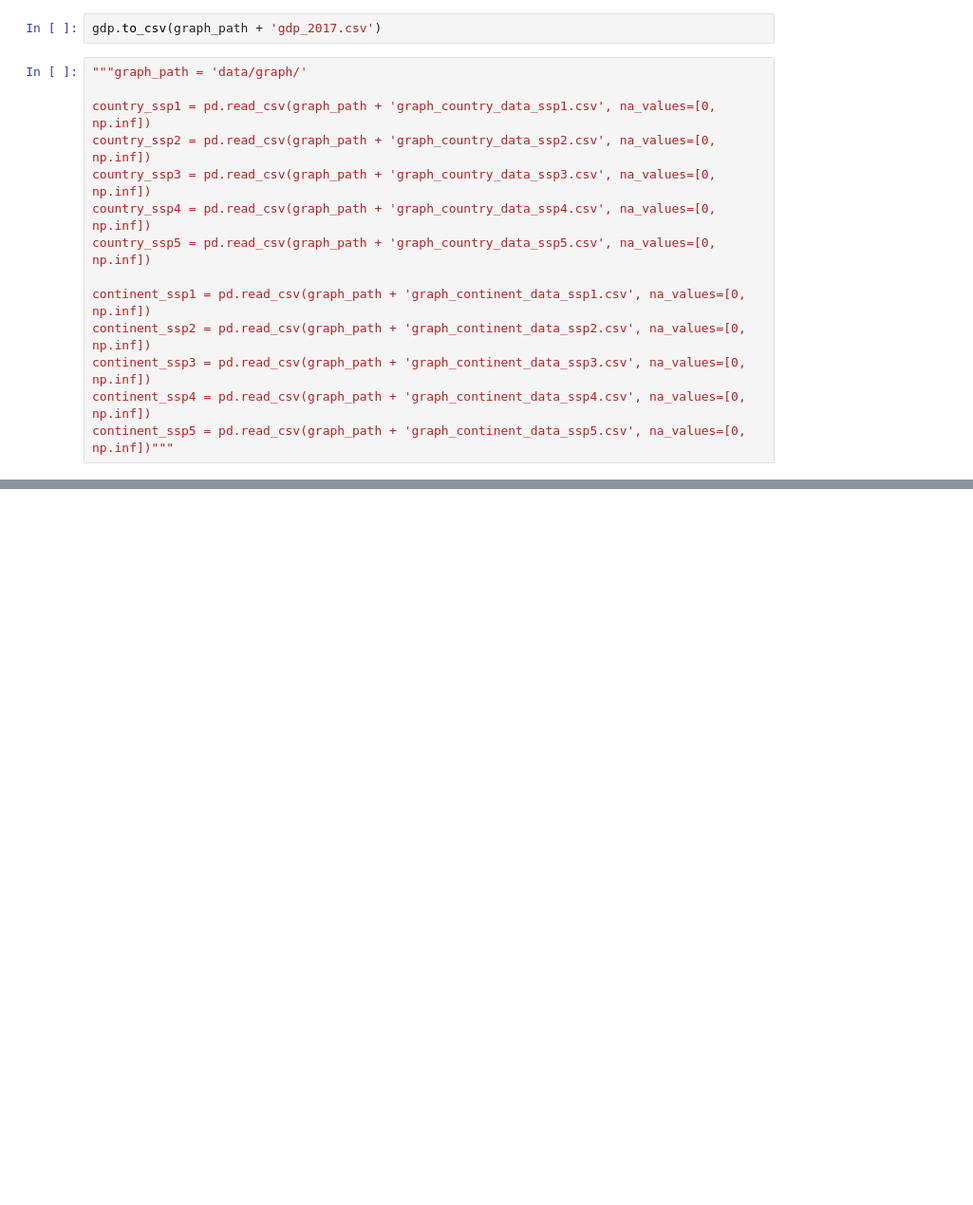
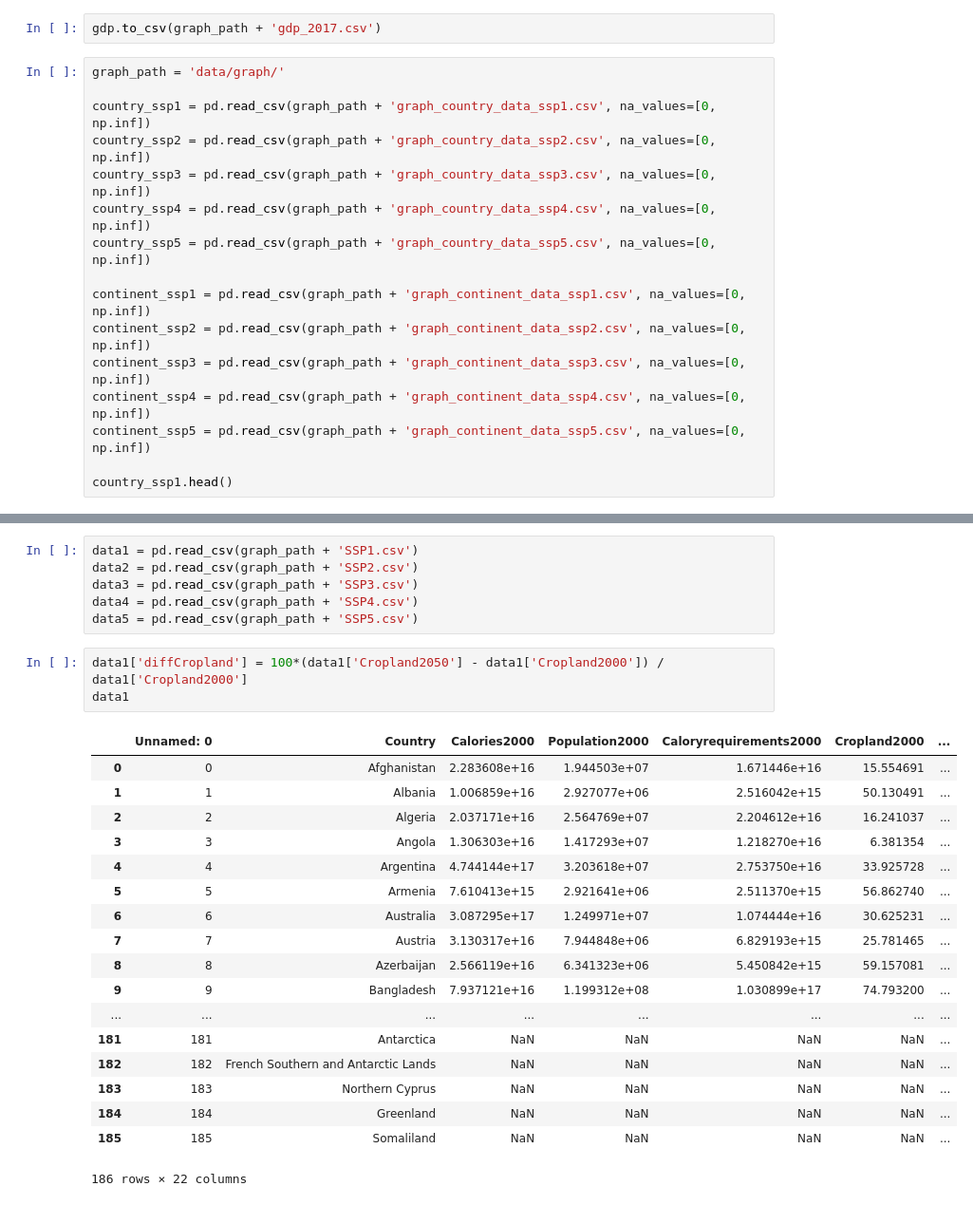
Before and after one commit to vizu-food-production/vizu-food-production.github.io, a Jupyter notebook: Untitled.ipynb, the cells around one changed output, grey strips where cells are left out. Shown: that part at 95% size. Drawn from its saved outputs; the diff is of its cells as text; blank space fills up the shorter version.

```diff
--- a/Untitled.ipynb
+++ b/Untitled.ipynb
@@ -68,7 +74,7 @@ bibi[bibi['gdp2017'] == 0]
 # %%
 gdp.to_csv(graph_path + 'gdp_2017.csv')
 # %%
-"""graph_path = 'data/graph/'
+graph_path = 'data/graph/'
 
 country_ssp1 = pd.read_csv(graph_path + 'graph_country_data_ssp1.csv', na_values=[0, np.inf])
 country_ssp2 = pd.read_csv(graph_path + 'graph_country_data_ssp2.csv', na_values=[0, np.inf])
@@ -80,4 +86,6 @@ continent_ssp1 = pd.read_csv(graph_path + 'graph_continent_data_ssp1.csv', na_va
 continent_ssp2 = pd.read_csv(graph_path + 'graph_continent_data_ssp2.csv', na_values=[0, np.inf])
 continent_ssp3 = pd.read_csv(graph_path + 'graph_continent_data_ssp3.csv', na_values=[0, np.inf])
 continent_ssp4 = pd.read_csv(graph_path + 'graph_continent_data_ssp4.csv', na_values=[0, np.inf])
-continent_ssp5 = pd.read_csv(graph_path + 'graph_continent_data_ssp5.csv', na_values=[0, np.inf])"""
+continent_ssp5 = pd.read_csv(graph_path + 'graph_continent_data_ssp5.csv', na_values=[0, np.inf])
+
+country_ssp1.head()
@@ -132,0 +182,28 @@ ssp5.to_csv(graph_path + 'SSP5.csv')"""
+# %%
+data1 = pd.read_csv(graph_path + 'SSP1.csv')
+data2 = pd.read_csv(graph_path + 'SSP2.csv')
+data3 = pd.read_csv(graph_path + 'SSP3.csv')
+data4 = pd.read_csv(graph_path + 'SSP4.csv')
+data5 = pd.read_csv(graph_path + 'SSP5.csv')
+# %%
+data1['diffCropland'] = 100*(data1['Cropland2050'] - data1['Cropland2000']) / data1['Cropland2000']
+data1
+# %% [output]
+|  | Unnamed: 0 | Country | Calories2000 | Population2000 | Caloryrequirements2000 | Cropland2000 | ... |
+| 0 | 0 | Afghanistan | 2.283608e+16 | 1.944503e+07 | 1.671446e+16 | 15.554691 | ... |
+| 1 | 1 | Albania | 1.006859e+16 | 2.927077e+06 | 2.516042e+15 | 50.130491 | ... |
+| 2 | 2 | Algeria | 2.037171e+16 | 2.564769e+07 | 2.204612e+16 | 16.241037 | ... |
+| 3 | 3 | Angola | 1.306303e+16 | 1.417293e+07 | 1.218270e+16 | 6.381354 | ... |
+| 4 | 4 | Argentina | 4.744144e+17 | 3.203618e+07 | 2.753750e+16 | 33.925728 | ... |
+| 5 | 5 | Armenia | 7.610413e+15 | 2.921641e+06 | 2.511370e+15 | 56.862740 | ... |
+| 6 | 6 | Australia | 3.087295e+17 | 1.249971e+07 | 1.074444e+16 | 30.625231 | ... |
+| 7 | 7 | Austria | 3.130317e+16 | 7.944848e+06 | 6.829193e+15 | 25.781465 | ... |
+| 8 | 8 | Azerbaijan | 2.566119e+16 | 6.341323e+06 | 5.450842e+15 | 59.157081 | ... |
+| 9 | 9 | Bangladesh | 7.937121e+16 | 1.199312e+08 | 1.030899e+17 | 74.793200 | ... |
+| ... | ... | ... | ... | ... | ... | ... | ... |
+| 181 | 181 | Antarctica | NaN | NaN | NaN | NaN | ... |
+| 182 | 182 | French Southern and Antarctic Lands | NaN | NaN | NaN | NaN | ... |
+| 183 | 183 | Northern Cyprus | NaN | NaN | NaN | NaN | ... |
+| 184 | 184 | Greenland | NaN | NaN | NaN | NaN | ... |
+| 185 | 185 | Somaliland | NaN | NaN | NaN | NaN | ... |
+186 rows × 22 columns
```
Also changed, not shown: parts of 12 cells of this notebook, 6 other files.
